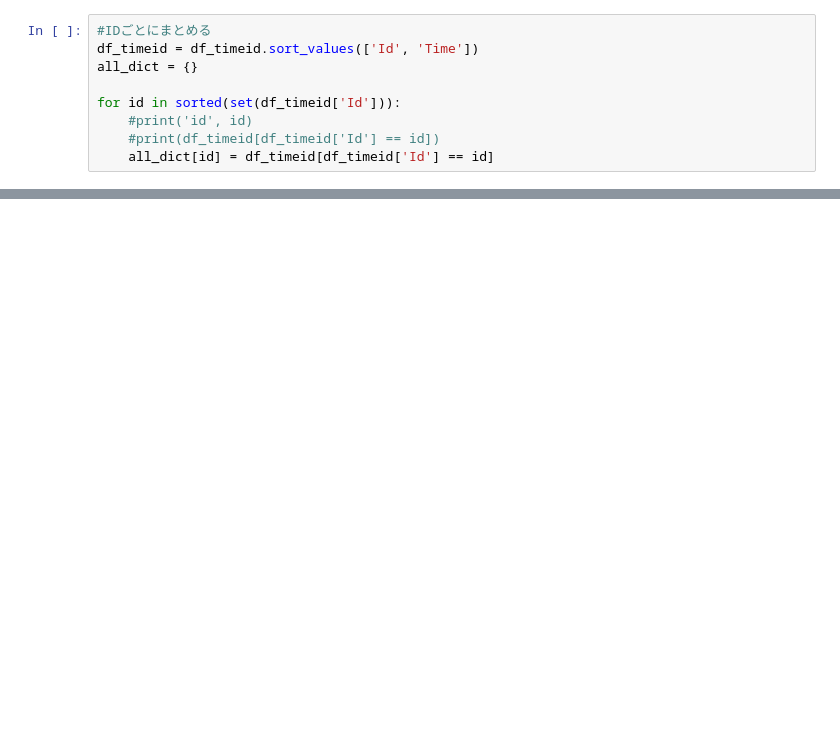
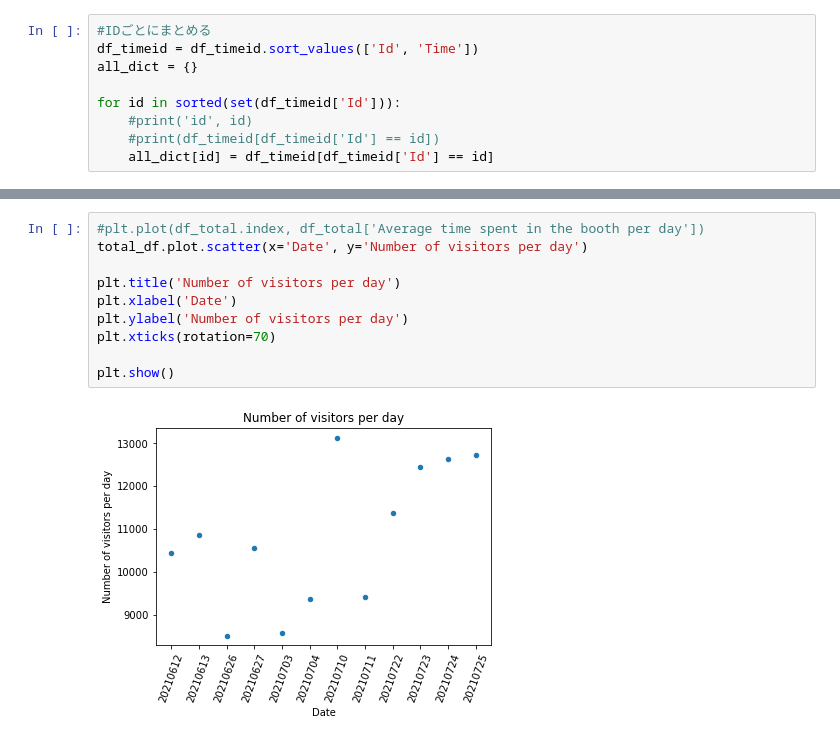
Before and after one commit to daiki-may/marunasu.analysis, a Jupyter notebook: marunasu.ipynb, the cells around one changed output, grey strips where cells are left out. Cells and saved outputs as stored; diff of their text form; blank space fills up the shorter version.

```diff
--- a/marunasu.ipynb
+++ b/marunasu.ipynb
@@ -154,0 +185,12 @@ df_visitor.plot(x='Time', y='Visitor')
+# %%
+#plt.plot(df_total.index, df_total['Average time spent in the booth per day'])
+total_df.plot.scatter(x='Date', y='Number of visitors per day')
+
+plt.title('Number of visitors per day')
+plt.xlabel('Date')
+plt.ylabel('Number of visitors per day')
+plt.xticks(rotation=70)
+
+plt.show()
+# %% [output]
+[figure, added]
```
Also changed, not shown: parts of 12 cells of this notebook.
